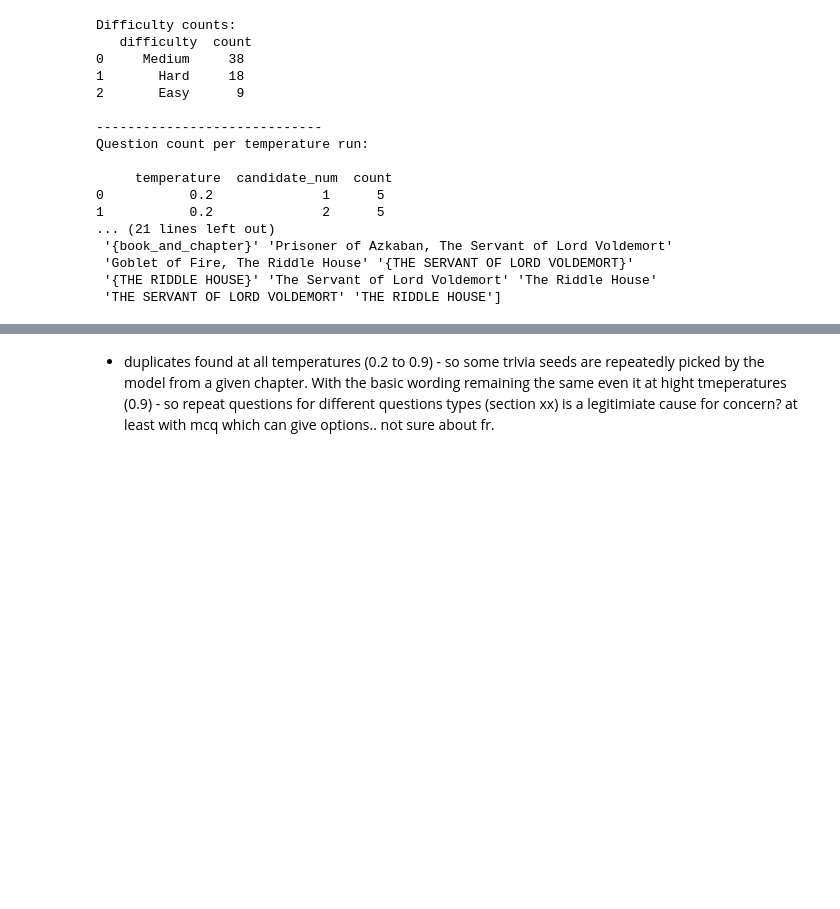
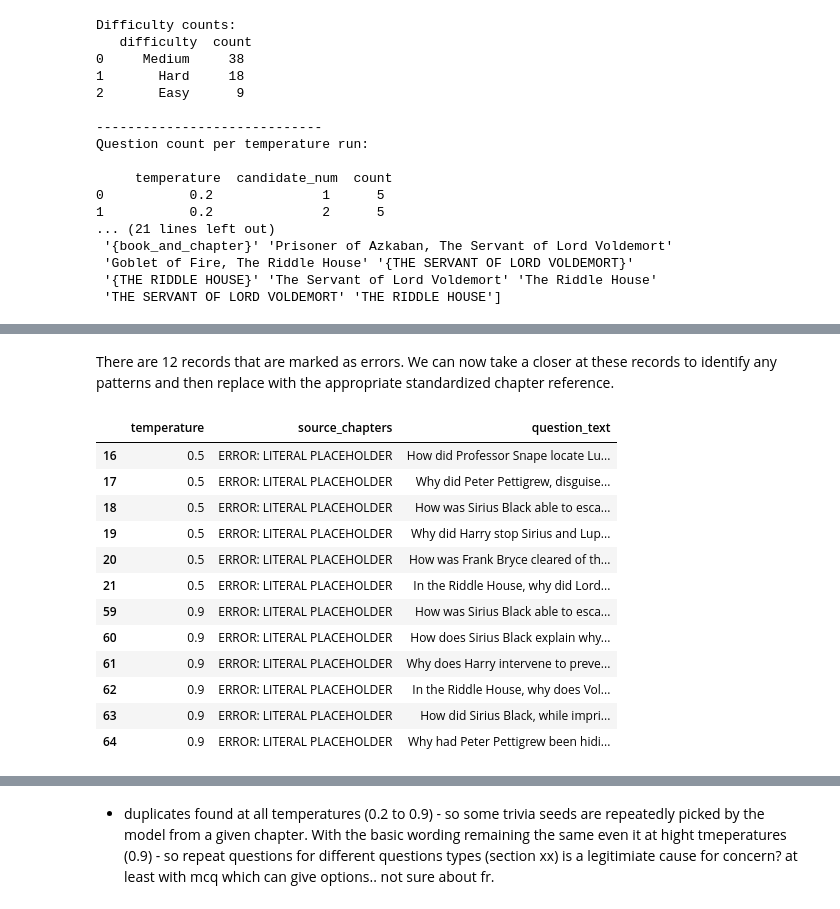
Before and after one commit to RSipra/semantic_verification_engine, a Jupyter notebook: notebooks/03_generating_new_questions/03-1_prompt_engineering.ipynb, the cells around one changed output, grey strips where cells are left out. Drawn from its saved outputs; the diff is of its cells as text; code cells hidden in the pictures; blank space fills up the shorter version.

```diff
--- a/notebooks/03_generating_new_questions/03-1_prompt_engineering.ipynb
+++ b/notebooks/03_generating_new_questions/03-1_prompt_engineering.ipynb
@@ -633,0 +739,38 @@ Question count per temperature run:
+# %%
+## Replace source chapter variations with consistent naming
+
+# Setup:
+error_string = "ERROR: LITERAL PLACEHOLDER"
+# Map for replacements
+replacement_map = {
+    # Noted variations for Source 1 (POA)
+    "Prisoner of Azkaban, The Servant of Lord Voldemort": source_1_correct,
+    "{THE SERVANT OF LORD VOLDEMORT}": source_1_correct,
+    "The Servant of Lord Voldemort": source_1_correct,
+    "THE SERVANT OF LORD VOLDEMORT": source_1_correct,
+    "Prisoner of Azkaban, Chapter 19": source_1_correct, # Map to self
+    # Noted variations for Source 2 (GOF)
+    "Goblet of Fire, The Riddle House": source_2_correct,
+    "{THE RIDDLE HOUSE}": source_2_correct,
+    "The Riddle House": source_2_correct,
+    "THE RIDDLE HOUSE": source_2_correct,
+    "Goblet of Fire, Chapter 1": source_2_correct, # Map to self
+    # The literal placeholder (this is a true error)
+    "{book_and_chapter}": error_string,
+}
+# Column name where source chapter data is stored
+source_col = 'source_chapters' #<-- Check your df.info() and change this if needed
+
+# Execute the cleaning:
+
+# sanity check before cleaning
+print("--- Source references BEFORE cleaning: ---")
+print(results_df[source_col].value_counts())
+
+# Apply the replacement
+results_df[source_col] = results_df[source_col].map(replacement_map).fillna(results_df[source_col])
+
+# sanity check after cleaning
+print("\n--- Source references AFTER cleaning: ---")
+# You will now have two clean categories, plus the "ERROR" ones
+print(results_df[source_col].value_counts())
@@ -633,0 +795,22 @@ Question count per temperature run:
+# %% [markdown]
+There are 12 records that are marked as errors. We can now take a closer at these records to identify any patterns and then replace with the appropriate standardized chapter reference.
+# %%
+# View the error entries in source_chapters column
+error_mask = results_df['source_chapters'] == "ERROR: LITERAL PLACEHOLDER"
+question_list = results_df[error_mask].index.tolist()
+error_chapter_ref_df = results_df.loc[error_mask,['temperature','source_chapters','question_text']]
+error_chapter_ref_df
+# %% [output]
+|  | temperature | source_chapters | question_text |
+| 16 | 0.5 | ERROR: LITERAL PLACEHOLDER | How did Professor Snape locate Lu... |
+| 17 | 0.5 | ERROR: LITERAL PLACEHOLDER | Why did Peter Pettigrew, disguise... |
+| 18 | 0.5 | ERROR: LITERAL PLACEHOLDER | How was Sirius Black able to esca... |
+| 19 | 0.5 | ERROR: LITERAL PLACEHOLDER | Why did Harry stop Sirius and Lup... |
+| 20 | 0.5 | ERROR: LITERAL PLACEHOLDER | How was Frank Bryce cleared of th... |
+| 21 | 0.5 | ERROR: LITERAL PLACEHOLDER | In the Riddle House, why did Lord... |
+| 59 | 0.9 | ERROR: LITERAL PLACEHOLDER | How was Sirius Black able to esca... |
+| 60 | 0.9 | ERROR: LITERAL PLACEHOLDER | How does Sirius Black explain why... |
+| 61 | 0.9 | ERROR: LITERAL PLACEHOLDER | Why does Harry intervene to preve... |
+| 62 | 0.9 | ERROR: LITERAL PLACEHOLDER | In the Riddle House, why does Vol... |
+| 63 | 0.9 | ERROR: LITERAL PLACEHOLDER | How did Sirius Black, while impri... |
+| 64 | 0.9 | ERROR: LITERAL PLACEHOLDER | Why had Peter Pettigrew been hidi... |
```
Also changed, not shown: parts of 59 cells of this notebook, 1 other file.
